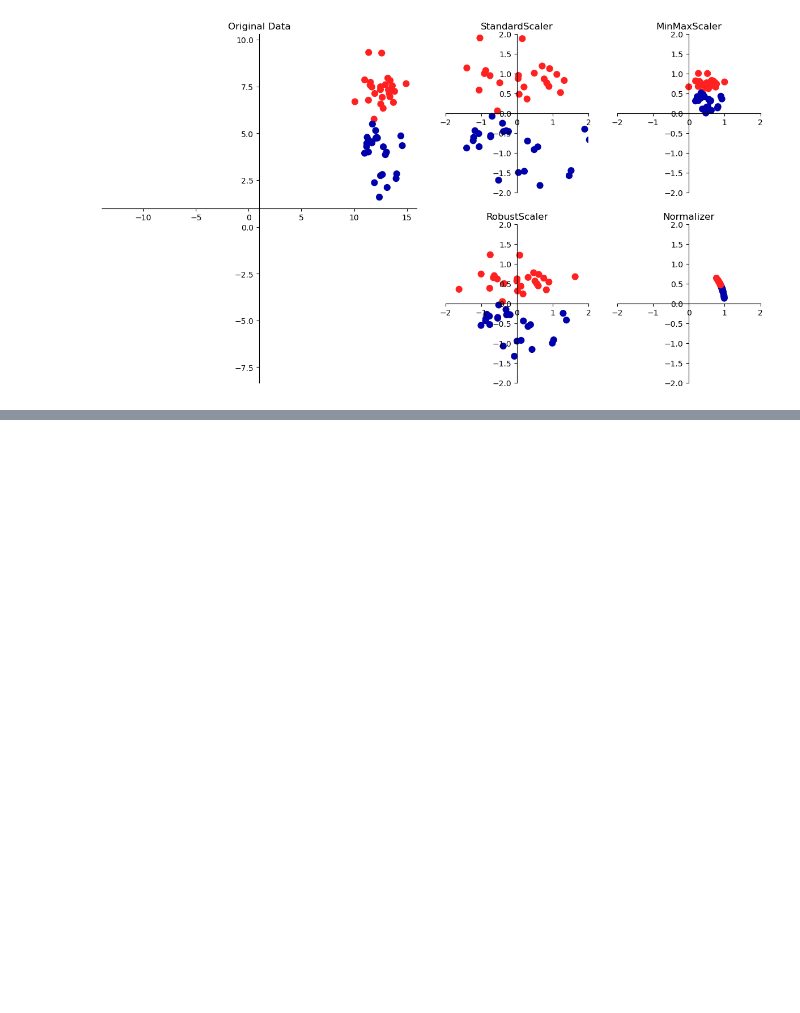
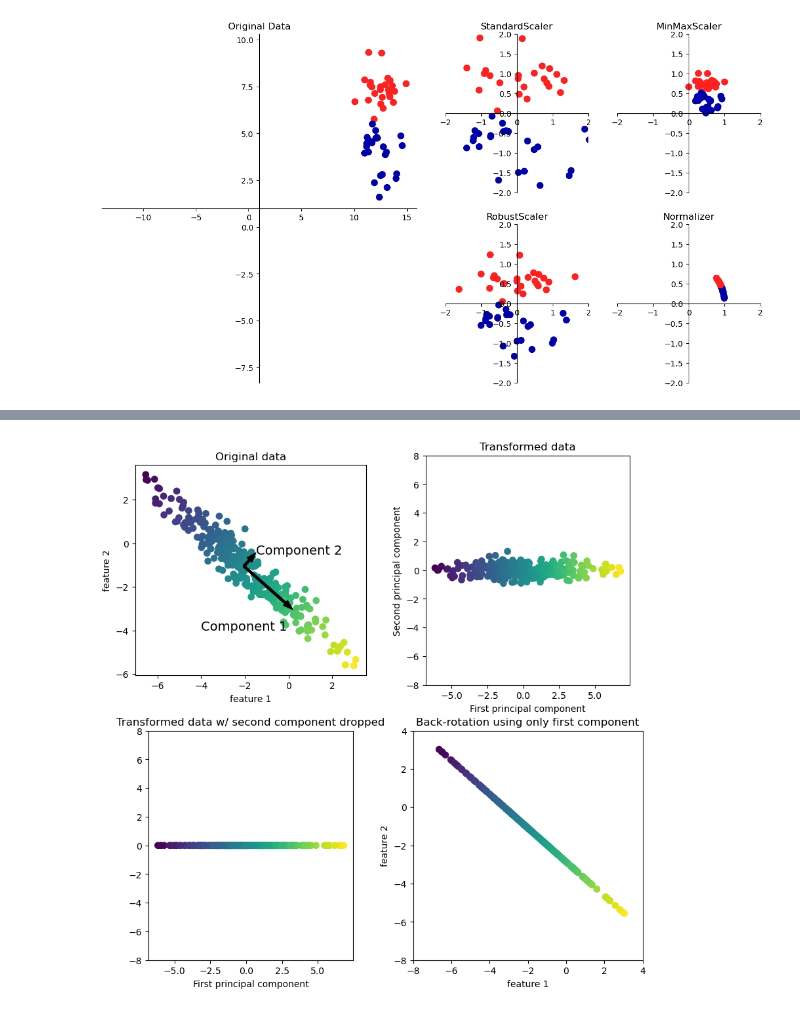
Before and after one commit to hemanthkotaprolu/Introduction-to-Machine-Learning-with-Python, a Jupyter notebook: chapter_3.ipynb, the cells around one changed output, grey strips where cells are left out. Cells and saved outputs as stored; diff of their text form; code cells hidden in the pictures; blank space fills up the shorter version.

```diff
--- a/chapter_3.ipynb
+++ b/chapter_3.ipynb
@@ -14,0 +138,4 @@ mglearn.plots.plot_scaling()
+# %%
+mglearn.plots.plot_pca_illustration()
+# %% [output]
+[figure, added]
```
Also changed, not shown: parts of 12 cells of this notebook.
